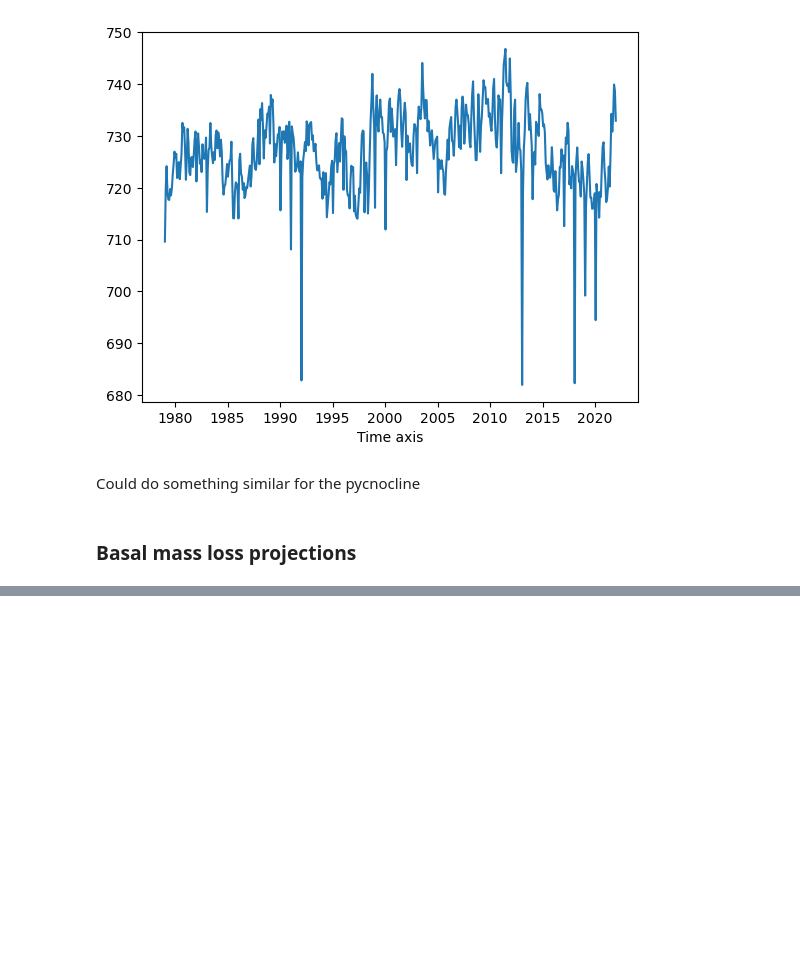
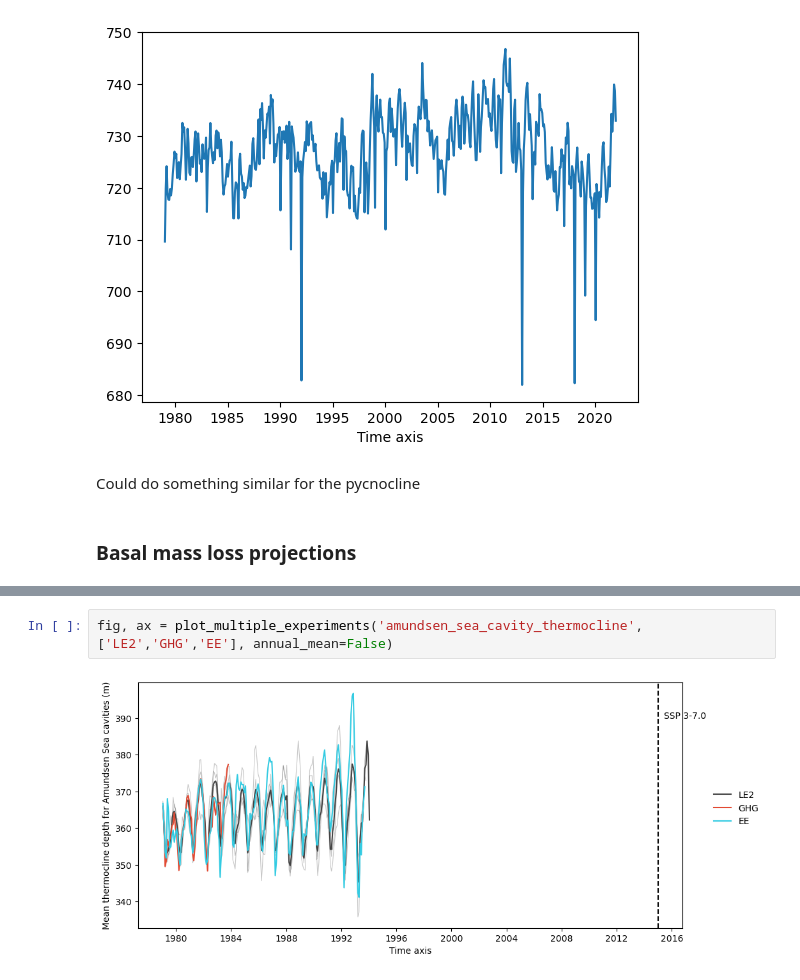
Before and after one commit to brogalla/analysis-birgal, a Jupyter notebook: nemo_config_setup/climate-experiments/CESM2/LE2_ensemble_1979-2050.ipynb, the cells around one changed output, grey strips where cells are left out. Drawn from its saved outputs; the diff is of its cells as text; blank space fills up the shorter version.

```diff
--- a/nemo_config_setup/climate-experiments/CESM2/LE2_ensemble_1979-2050.ipynb
+++ b/nemo_config_setup/climate-experiments/CESM2/LE2_ensemble_1979-2050.ipynb
@@ -214,0 +227,4 @@ fig, ax = timeseries_massloss('filchner_ronne')
+# %%
+fig, ax = plot_multiple_experiments('amundsen_sea_cavity_thermocline', ['LE2','GHG','EE'], annual_mean=False)
+# %% [output]
+[figure, added]
```
Also changed, not shown: parts of 16 cells of this notebook.
